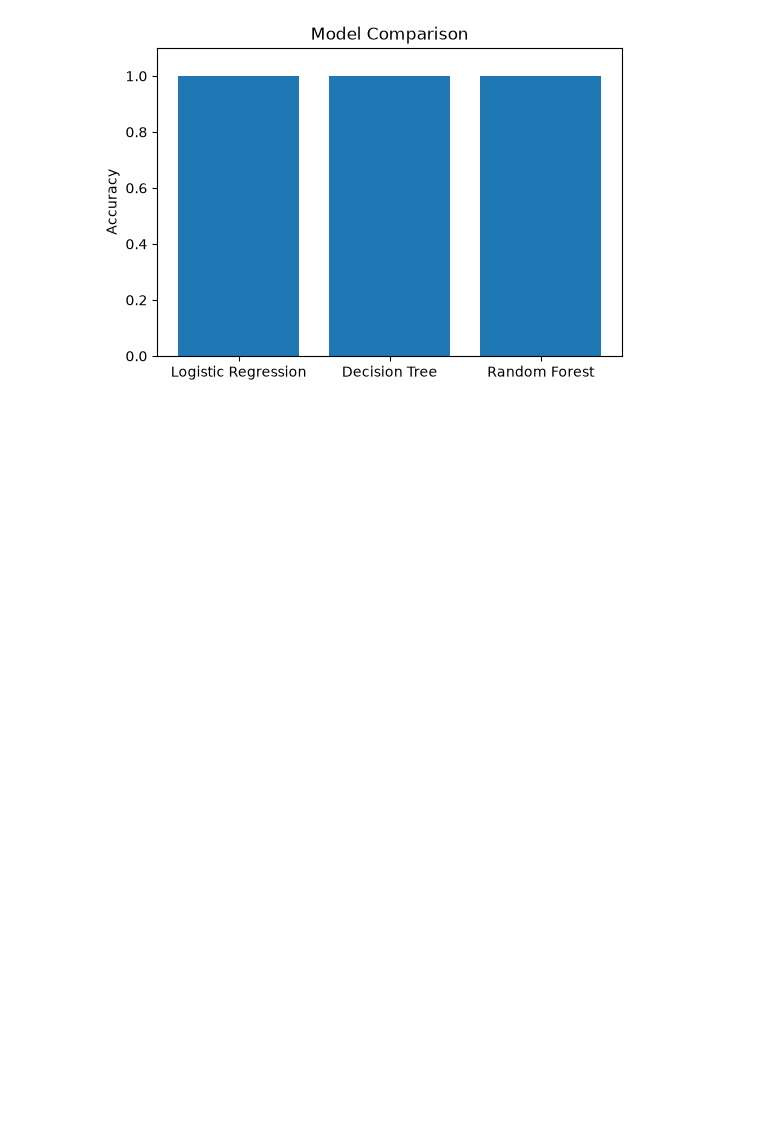
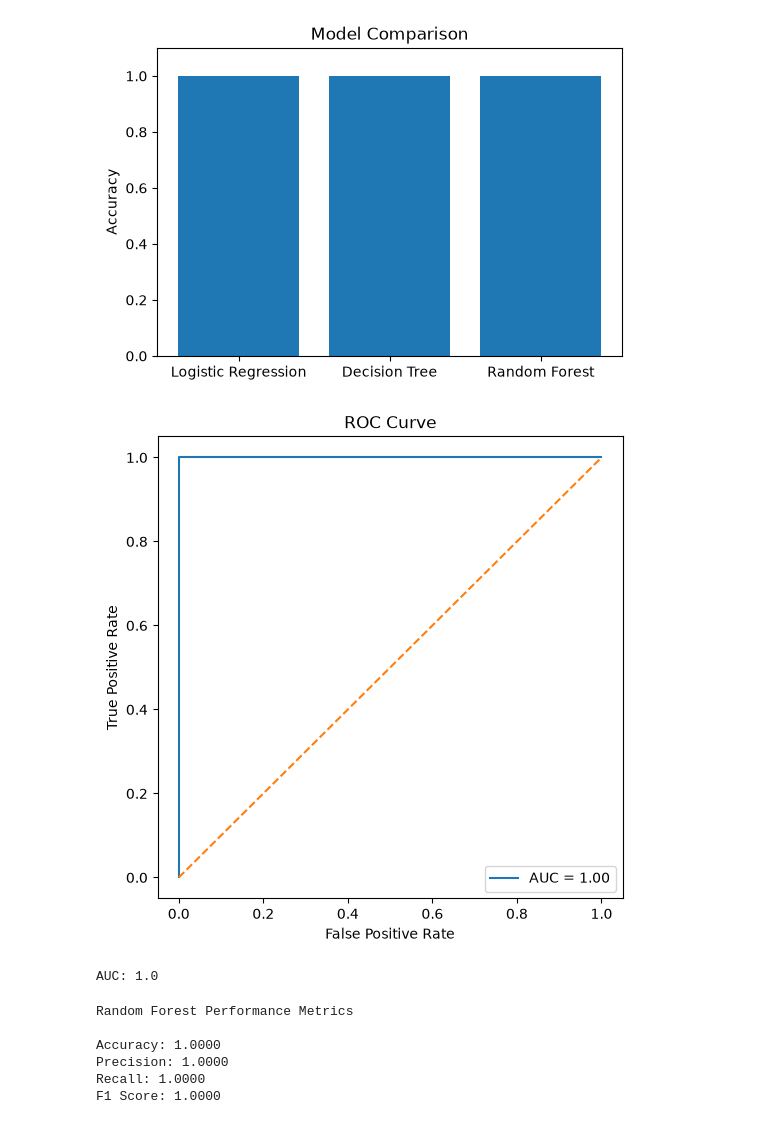
Before and after one commit to TrishaRajbanshi10/BigDataProgrammingProject, a Jupyter notebook: BigDataProgrammingProject/Notebook/UK_Dataset.ipynb, the cells around one changed output. Cells and saved outputs as stored; diff of their text form; code cells hidden in the pictures; blank space fills up the shorter version.

```diff
--- a/BigDataProgrammingProject/Notebook/UK_Dataset.ipynb
+++ b/BigDataProgrammingProject/Notebook/UK_Dataset.ipynb
@@ -574,3 +600,57 @@ plt.title("Model Comparison")
 plt.show()
 # %% [output]
 [figure]
+# %%
+from sklearn.metrics import roc_curve, auc
+
+# Probability of positive class
+y_true = rf_predictions.select("label").toPandas()["label"]
+y_score = rf_predictions.select("probability").toPandas()["probability"].apply(lambda x: float(x[1]))
+
+# ROC values
+fpr, tpr, thresholds = roc_curve(y_true, y_score)
+roc_auc = auc(fpr, tpr)
+
+# Plot ROC Curve
+plt.figure(figsize=(6,6))
+plt.plot(fpr, tpr, label=f"AUC = {roc_auc:.2f}")
+plt.plot([0,1], [0,1], linestyle="--")
+plt.xlabel("False Positive Rate")
+plt.ylabel("True Positive Rate")
+plt.title("ROC Curve")
+plt.legend()
+plt.show()
+
+print("AUC:", roc_auc)
+# %% [output]
+[figure, added]
+AUC: 1.0
+# %%
+from pyspark.ml.evaluation import MulticlassClassificationEvaluator
+
+metrics = {
+    "Accuracy": "accuracy",
+    "Precision": "weightedPrecision",
+    "Recall": "weightedRecall",
+    "F1 Score": "f1"
+}
+
+print("Random Forest Performance Metrics\n")
+
+for metric_name, metric in metrics.items():
+    evaluator = MulticlassClassificationEvaluator(
+        labelCol="label",
+        predictionCol="prediction",
+        metricName=metric
+    )
+
+    score = evaluator.evaluate(rf_predictions)
+
+    print(f"{metric_name}: {score:.4f}")
+# %% [output]
+Random Forest Performance Metrics
+
+Accuracy: 1.0000
+Precision: 1.0000
+Recall: 1.0000
+F1 Score: 1.0000
```
Also changed, not shown: parts of 37 cells of this notebook.
